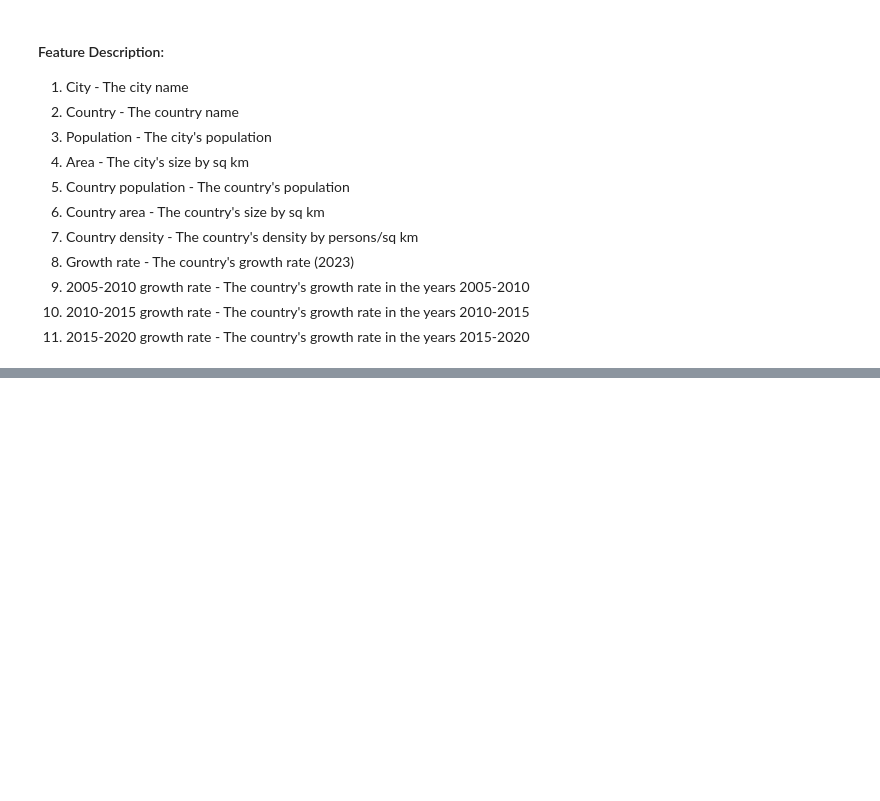
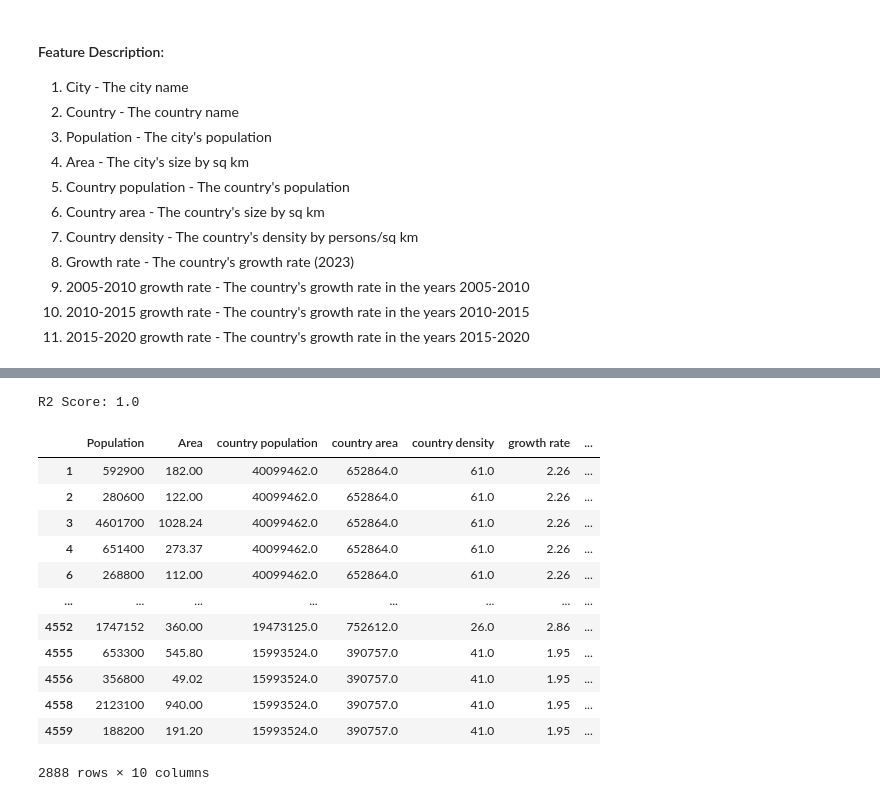
Before and after one commit to LidorMargi/World-Population-Analysis, a Jupyter notebook: World_data_analysis.ipynb, the cells around one changed output, grey strips where cells are left out. Saved outputs shown, nothing was run; the diff lists cells and outputs as text; code cells hidden in the pictures; blank space fills up the shorter version.

```diff
--- a/World_data_analysis.ipynb
+++ b/World_data_analysis.ipynb
@@ -103,3 +170,43 @@ plt.show()
+# %%
+X = df[['Population', 'Area', 'country population', 'country area',
+        'country density', 'growth rate', '2005-2010 growth rate',
+        '2010-2015 growth rate', '2015-2020 growth rate']]
+y = df['country density']
+
+model = LinearRegression()
+
+model.fit(X, y)
+
+test_df = df[['Population', 'Area', 'country population', 'country area',
+        'country density', 'growth rate', '2005-2010 growth rate',
+        '2010-2015 growth rate', '2015-2020 growth rate']]
+
+predictions = model.predict(test_df)
+
+test_df['Predicted Density'] = predictions
+r2 = r2_score(y, predictions)
+
+test_df
+
+print(f"R2 Score: {r2}")
+# %% [output]
+R2 Score: 1.0
+# %%
+test_df
+# %% [output]
+|  | Population | Area | country population | country area | country density | growth rate | ... |
+| 1 | 592900 | 182.00 | 40099462.0 | 652864.0 | 61.0 | 2.26 | ... |
+| 2 | 280600 | 122.00 | 40099462.0 | 652864.0 | 61.0 | 2.26 | ... |
+| 3 | 4601700 | 1028.24 | 40099462.0 | 652864.0 | 61.0 | 2.26 | ... |
+| 4 | 651400 | 273.37 | 40099462.0 | 652864.0 | 61.0 | 2.26 | ... |
+| 6 | 268800 | 112.00 | 40099462.0 | 652864.0 | 61.0 | 2.26 | ... |
+| ... | ... | ... | ... | ... | ... | ... | ... |
+| 4552 | 1747152 | 360.00 | 19473125.0 | 752612.0 | 26.0 | 2.86 | ... |
+| 4555 | 653300 | 545.80 | 15993524.0 | 390757.0 | 41.0 | 1.95 | ... |
+| 4556 | 356800 | 49.02 | 15993524.0 | 390757.0 | 41.0 | 1.95 | ... |
+| 4558 | 2123100 | 940.00 | 15993524.0 | 390757.0 | 41.0 | 1.95 | ... |
+| 4559 | 188200 | 191.20 | 15993524.0 | 390757.0 | 41.0 | 1.95 | ... |
+2888 rows × 10 columns
 # %%
 X = df[['Area', 'country population', 'country area', 'country density']]
 y = df['Population']
```
Also changed, not shown: parts of 13 cells of this notebook.
